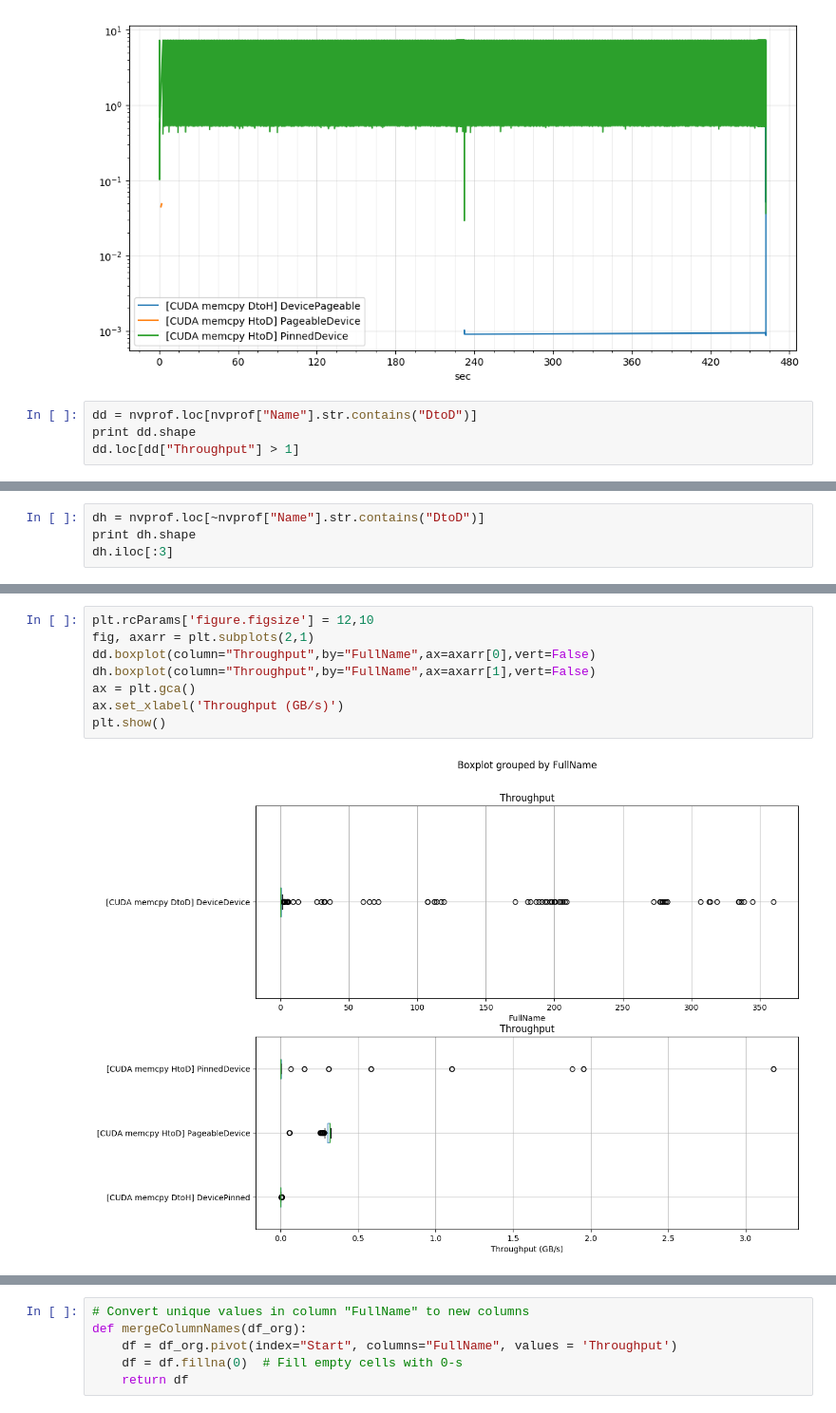
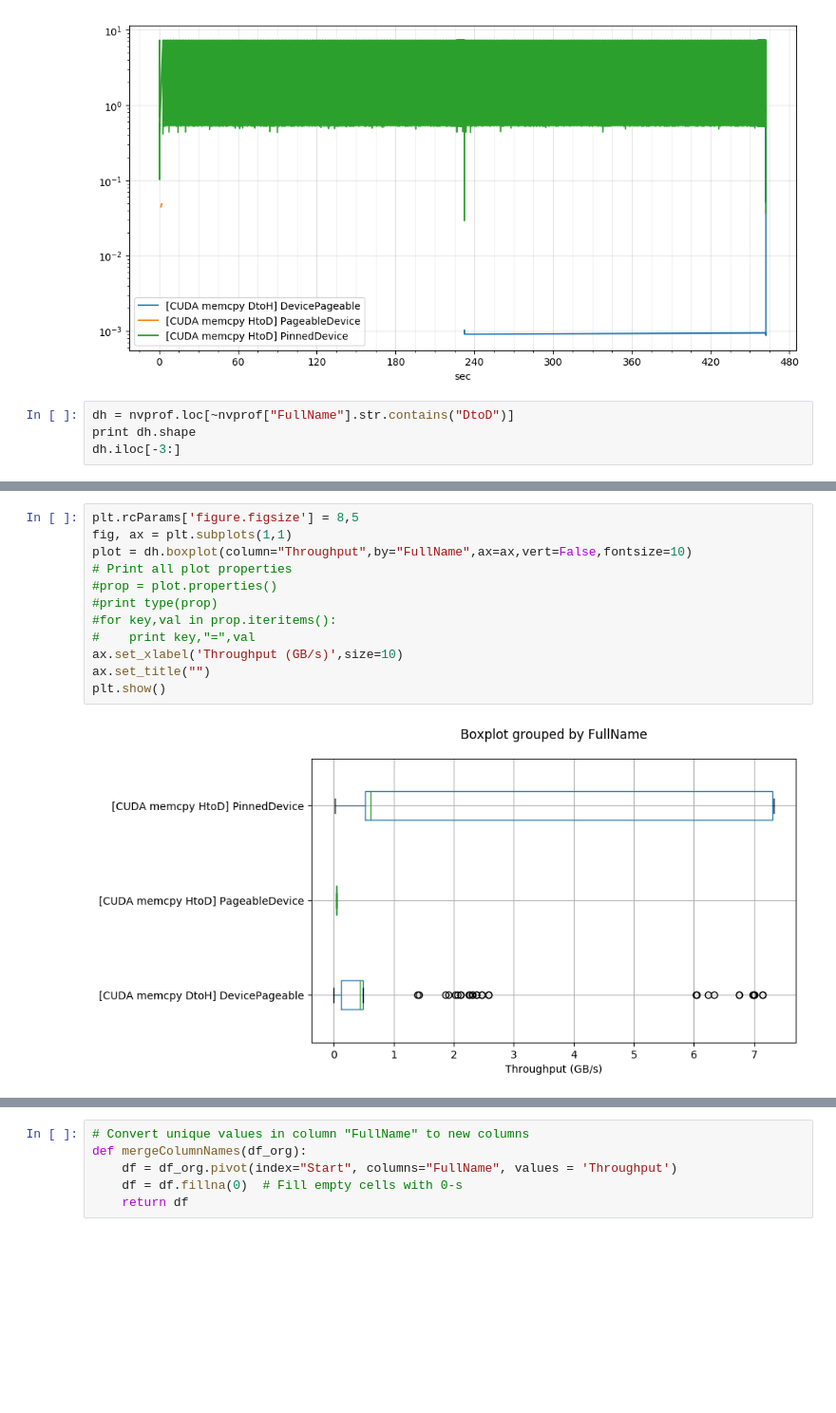
Before and after one commit to pyotr777/mlbenchmarks, a Jupyter notebook: combine_profiles/Combined profile Chainer on K80.ipynb, the cells around one changed output, grey strips where cells are left out. Shown at 95% size. Drawn from its saved outputs; the diff is of its cells as text; blank space fills up the shorter version.

```diff
--- a/combine_profiles/Combined profile Chainer on K80.ipynb
+++ b/combine_profiles/Combined profile Chainer on K80.ipynb
@@ -156,7 +159,7 @@ plt.legend()
 <matplotlib.legend.Legend at 0x...>
 [figure]
 # %%
-dd = nvprof.loc[nvprof["Name"].str.contains("DtoD")]
-print dd.shape
-dd.loc[dd["Throughput"] > 1]
+dh = nvprof.loc[~nvprof["FullName"].str.contains("DtoD")]
+print dh.shape
+dh.iloc[-3:]
 # %% [output]
@@ -164,4 +170,0 @@ KeyError: 'Name'
-# %%
-dh = nvprof.loc[~nvprof["Name"].str.contains("DtoD")]
-print dh.shape
-dh.iloc[:3]
@@ -176,10 +183,14 @@ dh.iloc[:3,]
 # %%
-plt.rcParams['figure.figsize'] = 12,10
-fig, axarr = plt.subplots(2,1)
-dd.boxplot(column="Throughput",by="FullName",ax=axarr[0],vert=False)
-dh.boxplot(column="Throughput",by="FullName",ax=axarr[1],vert=False)
-ax = plt.gca()
-ax.set_xlabel('Throughput (GB/s)')
+plt.rcParams['figure.figsize'] = 8,5
+fig, ax = plt.subplots(1,1)
+plot = dh.boxplot(column="Throughput",by="FullName",ax=ax,vert=False,fontsize=10)
+# Print all plot properties
+#prop = plot.properties()
+#print type(prop)
+#for key,val in prop.iteritems():
+#    print key,"=",val
+ax.set_xlabel('Throughput (GB/s)',size=10)
+ax.set_title("")
 plt.show()
 # %% [output]
-[figure, old version]
+[figure, new version]
```
Also changed, not shown: parts of 26 cells of this notebook, 1 other file.
